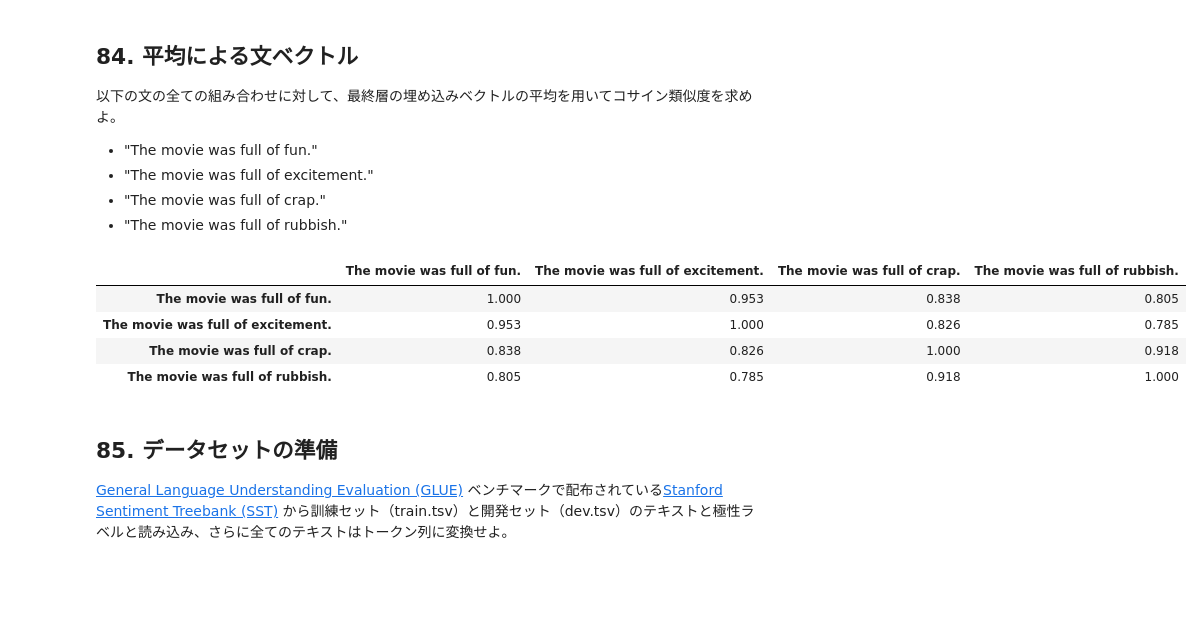
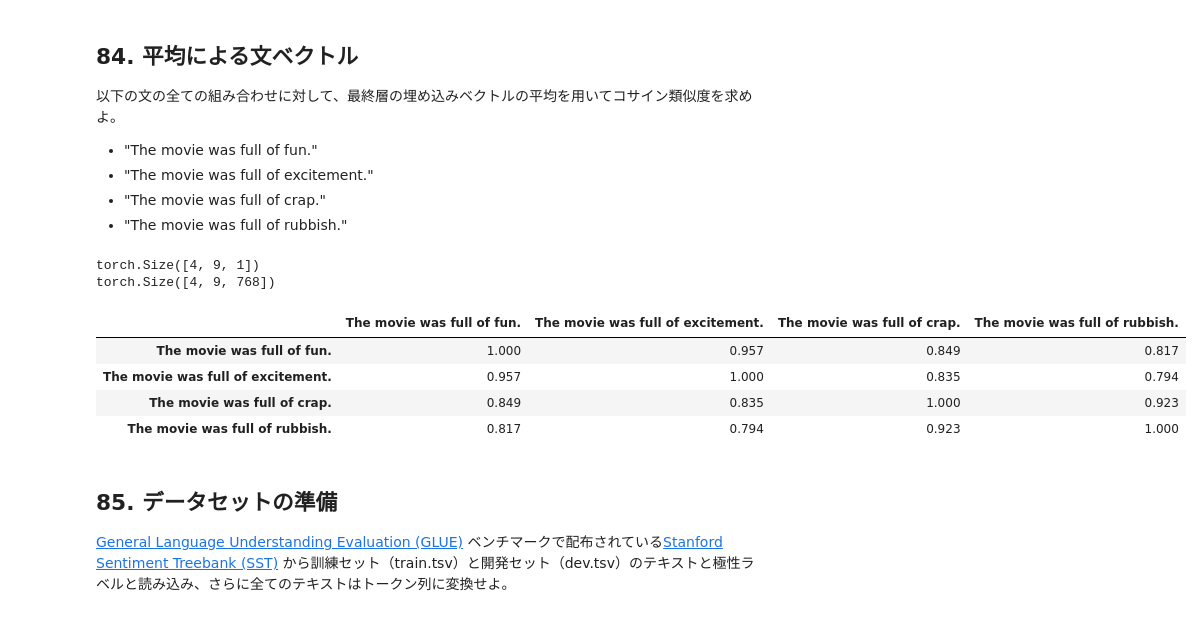
Before and after one commit to Tomhack24/my_nlp100_2025, a Jupyter notebook: ja/ch09.ipynb, the cells around one changed output. Cells and saved outputs as stored; diff of their text form; code cells hidden in the pictures; blank space fills up the shorter version.

```diff
--- a/ja/ch09.ipynb
+++ b/ja/ch09.ipynb
@@ -227,36 +227,49 @@ torch.Size([4, 9, 768])
 # %%
 model = BertModel.from_pretrained(model_name)
 
 sentences = ["The movie was full of fun.",
              "The movie was full of excitement.",
              "The movie was full of crap.",
              "The movie was full of rubbish."]
 
 inputs = tokenizer(sentences, return_tensors="pt", padding=True, truncation=True) #padding=Trueにしたから，seq_lenがbatchの中で一番大きいものに統一される
 
 with torch.no_grad():
   outputs = model(**inputs)
   last_hidden_state = outputs.last_hidden_state #shape: [batch_size, sequence_length, hidden_size]
 
-last_hidden_stete_wo_special_token = last_hidden_state[:,1:-1,:]
-last_hidden_state_mean = last_hidden_stete_wo_special_token.mean(dim=1) #shape [batch_size, hidden_size]
+attention_mask = inputs["attention_mask"] #attention_mask
+
+mask = attention_mask.unsqueeze(-1).float()
+print(mask.shape) #shape: [batch_size, seq_len, 1]
+
+masked_hidden = last_hidden_state * mask  # パディング部分がゼロになる
+print(masked_hidden.shape) #shape: [batch_size, seq_len, hidden_size]
+
+# 各文ごとの実トークン数（=attention_maskの合計）
+lengths = mask.sum(dim=1)  # shape: [batch_size, 1]
+
+last_hidden_state_mean = masked_hidden.sum(dim=1) / lengths
 
 cosine_similarity = cosine_similarity_matrix(last_hidden_state_mean)
+
 
 df = pd.DataFrame(
     cosine_similarity.numpy(),
     columns=sentences,
     index=sentences,
 )
 pd.set_option("display.precision", 3) #少数第3位までにできるっぽい
 
 df
 # %% [output]
+torch.Size([4, 9, 1])
+torch.Size([4, 9, 768])
 |  | The movie was full of fun. | The movie was full of excitement. | The movie was full of crap. | The movie was full of rubbish. |
-| The movie was full of fun. | 1.000 | 0.953 | 0.838 | 0.805 |
-| The movie was full of excitement. | 0.953 | 1.000 | 0.826 | 0.785 |
-| The movie was full of crap. | 0.838 | 0.826 | 1.000 | 0.918 |
-| The movie was full of rubbish. | 0.805 | 0.785 | 0.918 | 1.000 |
+| The movie was full of fun. | 1.000 | 0.957 | 0.849 | 0.817 |
+| The movie was full of excitement. | 0.957 | 1.000 | 0.835 | 0.794 |
+| The movie was full of crap. | 0.849 | 0.835 | 1.000 | 0.923 |
+| The movie was full of rubbish. | 0.817 | 0.794 | 0.923 | 1.000 |
 # %% [markdown]
 ## 85. データセットの準備
 
```
Also changed, not shown: parts of 8 cells of this notebook.
